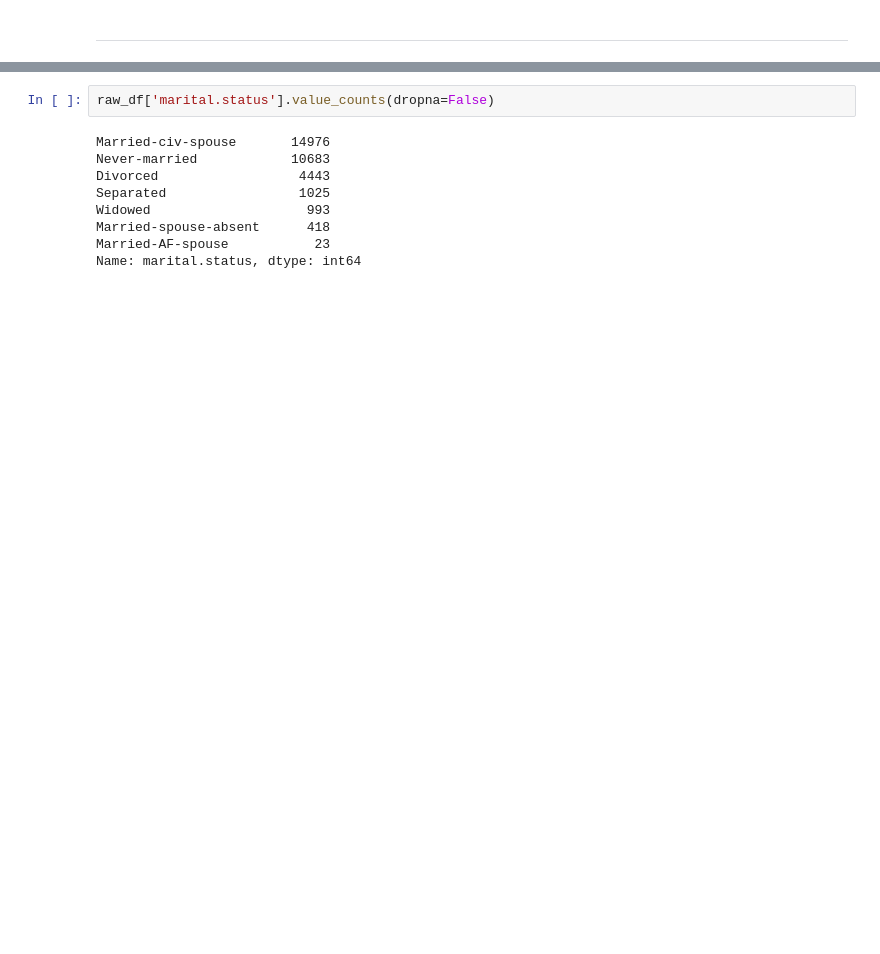
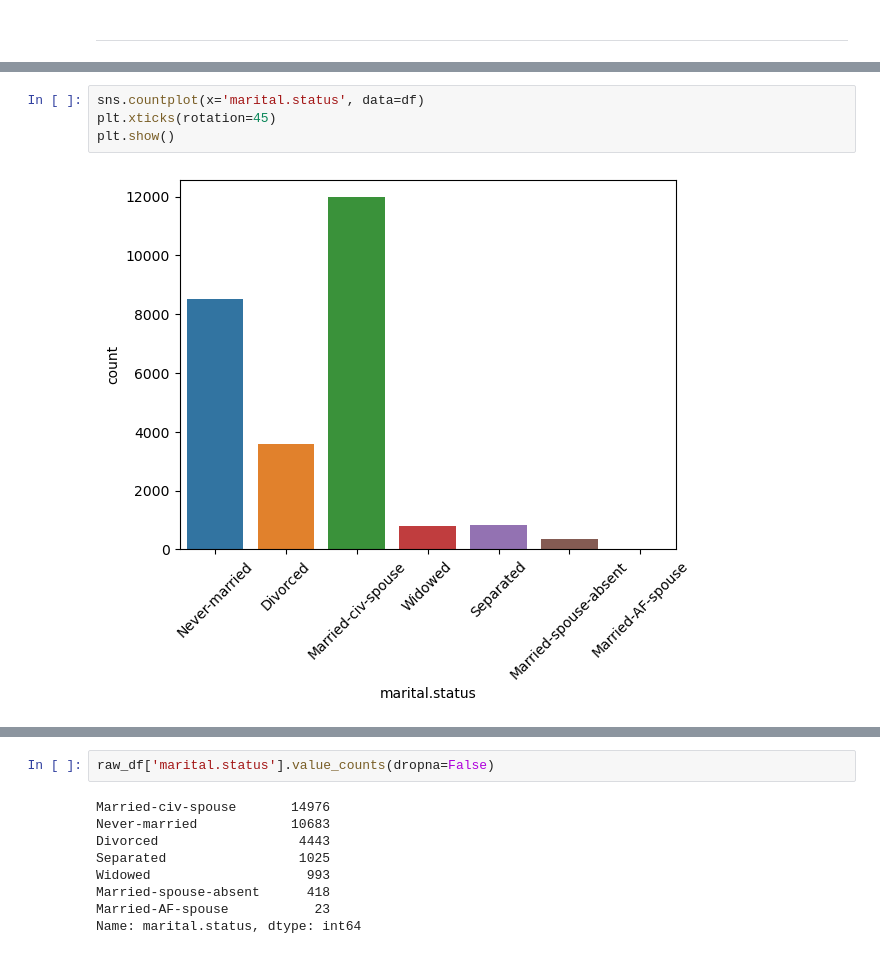
Before and after one commit to roijacob/data-science-projects, a Jupyter notebook: census-income/notebook.ipynb, the cells around one changed output, grey strips where cells are left out. Cells and saved outputs as stored; diff of their text form; blank space fills up the shorter version.

```diff
--- a/census-income/notebook.ipynb
+++ b/census-income/notebook.ipynb
@@ -107,0 +109,6 @@ Name: native.country, dtype: int64
+# %%
+sns.countplot(x='marital.status', data=df)
+plt.xticks(rotation=45)
+plt.show()
+# %% [output]
+[figure, added]
```
Also changed, not shown: parts of 33 cells of this notebook, 1 other file.
